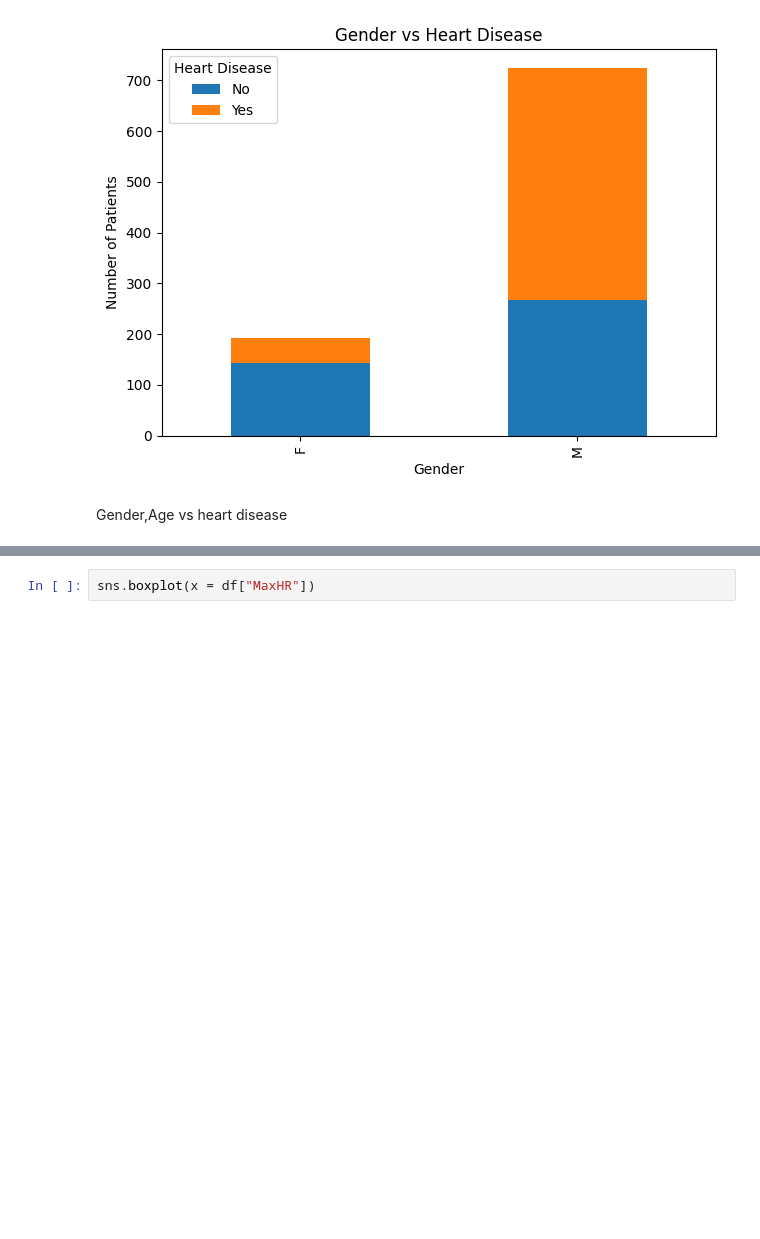
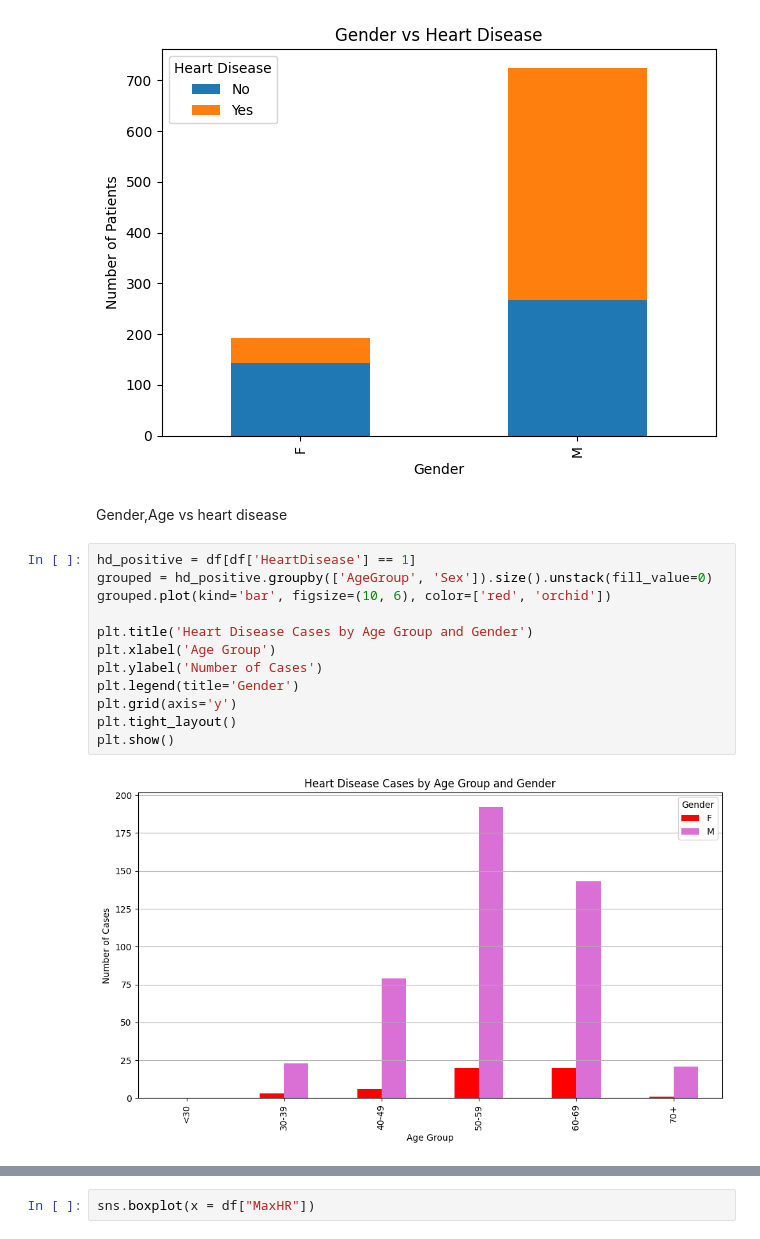
Before and after one commit to ankush262/Machine-learning, a Jupyter notebook: heart_diease.ipynb, the cells around one changed output, grey strips where cells are left out. Cells and saved outputs as stored; diff of their text form; blank space fills up the shorter version.

Commit message:
Age,Gender/Heart diease

```diff
--- a/heart_diease.ipynb
+++ b/heart_diease.ipynb
@@ -196,3 +198,17 @@ M             267  458
 [figure]
 # %% [markdown]
 Gender,Age vs heart disease
+# %%
+hd_positive = df[df['HeartDisease'] == 1]
+grouped = hd_positive.groupby(['AgeGroup', 'Sex']).size().unstack(fill_value=0)
+grouped.plot(kind='bar', figsize=(10, 6), color=['red', 'orchid'])
+
+plt.title('Heart Disease Cases by Age Group and Gender')
+plt.xlabel('Age Group')
+plt.ylabel('Number of Cases')
+plt.legend(title='Gender')
+plt.grid(axis='y')
+plt.tight_layout()
+plt.show()
+# %% [output]
+[figure, added]
```
Also changed, not shown: parts of 4 cells of this notebook.
